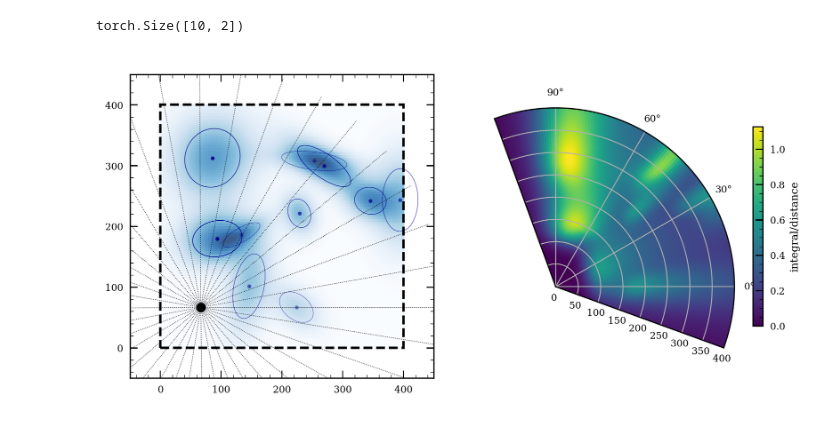
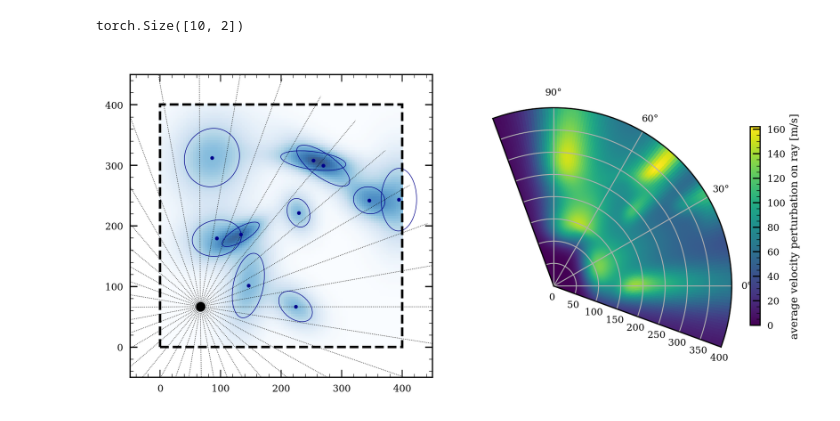
Before and after one commit to dominik-strutz/moon_oed, a Jupyter notebook: 00_a_raytracer.ipynb, the cells around one changed output. Saved outputs shown, nothing was run; the diff lists cells and outputs as text; code cells hidden in the pictures.

```diff
--- a/00_a_raytracer.ipynb
+++ b/00_a_raytracer.ipynb
@@ -47,7 +47,7 @@ box_size = 400
 gaussian_mean = torch.rand(num_gaussians, 2) * box_size  # Centered in the box
 gaussian_std = torch.rand(num_gaussians, 2) * 50 + 10  # Random scales (1 to 6)
 gaussian_theta = torch.rand(num_gaussians) * 2 * np.pi  # Random rotations
-gaussian_amp = torch.rand(num_gaussians) * 2 + 1  # Random amplitudes (1 to 3)
+gaussian_amp = torch.rand(num_gaussians) * 10 + 350  # Random amplitudes (1 to 3)
 
 # Define ray start and directions
 ray_start = torch.tensor([box_size / 6, box_size / 6])  # Point on the right side of the box
@@ -122,33 +122,32 @@ for i in range(0, num_angles, 10):
 
 buffer=50
 ax1.set_xlim(0-buffer, box_size+buffer)
 ax1.set_ylim(0-buffer, box_size+buffer)
 # draw rectangle
 ax1.add_patch(plt.Rectangle(
     (0, 0), box_size, box_size,
     fill=None, linestyle='dashed', color='black', linewidth=2))
 ax1.set_aspect('equal')
 
 # turn off ax2
 ax2.axis('off')
 # set projection
 ax2 = plt.subplot(122, projection='polar')
 
 # Plot the integrated values as a colormesh in the second subplot
 r, theta = np.meshgrid(
     ray_lengths.numpy().flatten(),
     angles.numpy())
 c = ax2.pcolormesh(theta, r, integrated_values, shading='auto')
 
 # only plot top right quadrant
 ax2.set_thetamin(-20)
 ax2.set_thetamax(110)
-
 ax2.set_rmax(max_length)
 
 # Add a color bar
-fig.colorbar(c, ax=ax2, label='integral/distance', shrink=0.6)
+fig.colorbar(c, ax=ax2, label='average velocity perturbation on ray [m/s]', shrink=0.6)
 
 plt.show()
 # %% [output]
-[figure, old version]
+[figure, new version]
```
Also changed, not shown: 2 other files.
